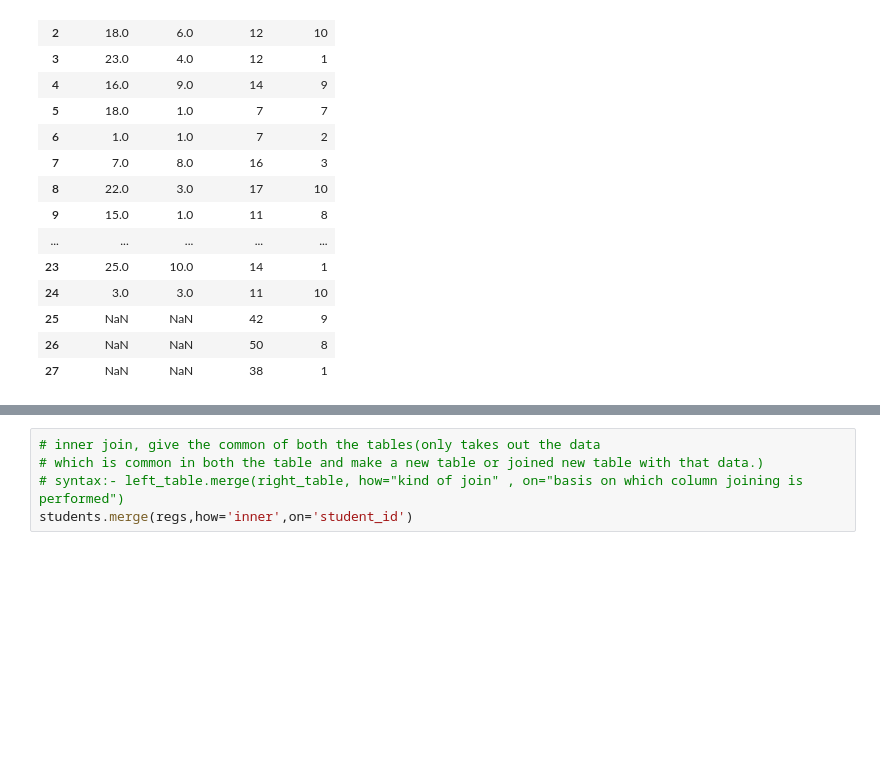
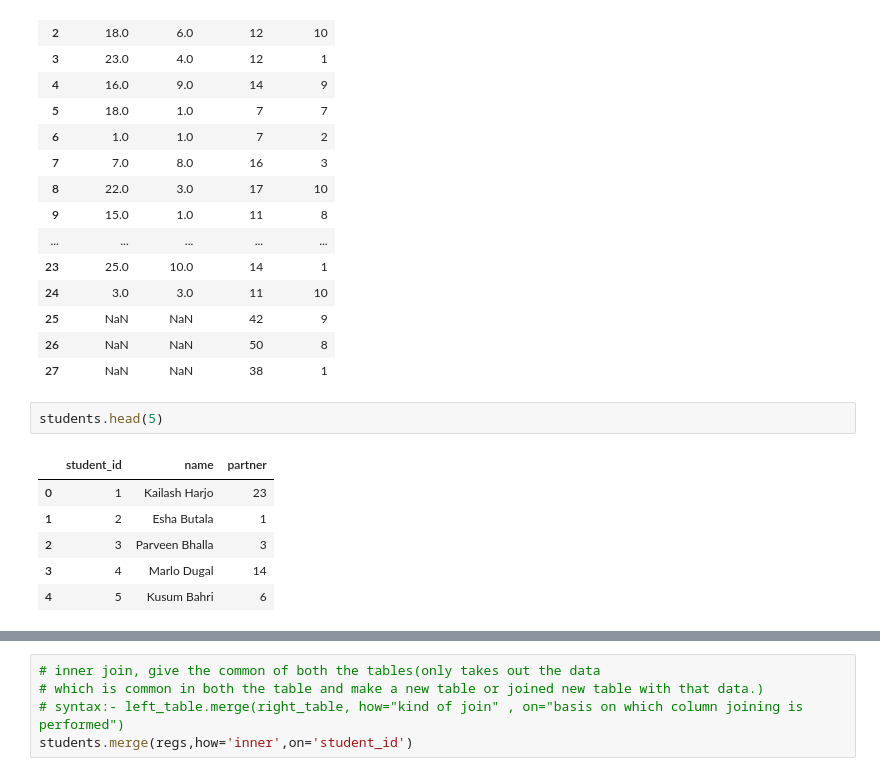
Before and after one commit to Rajatsingh900k/data-science-by-campusX, a Jupyter notebook: Pandas/week 2-Pandas data aggregation and groupby/session_20_merging.ipynb, the cells around one changed output, grey strips where cells are left out. Saved outputs shown, nothing was run; the diff lists cells and outputs as text; blank space fills up the shorter version.

```diff
--- a/Pandas/week 2-Pandas data aggregation and groupby/session_20_merging.ipynb
+++ b/Pandas/week 2-Pandas data aggregation and groupby/session_20_merging.ipynb
@@ -105,3 +320,12 @@ pd.concat([nov,dec],axis=1)
 | 25 | NaN | NaN | 42 | 9 |
 | 26 | NaN | NaN | 50 | 8 |
 | 27 | NaN | NaN | 38 | 1 |
+# %%
+students.head(5)
+# %% [output]
+|  | student_id | name | partner |
+| 0 | 1 | Kailash Harjo | 23 |
+| 1 | 2 | Esha Butala | 1 |
+| 2 | 3 | Parveen Bhalla | 3 |
+| 3 | 4 | Marlo Dugal | 14 |
+| 4 | 5 | Kusum Bahri | 6 |
```
Also changed, not shown: parts of 3 cells of this notebook.
